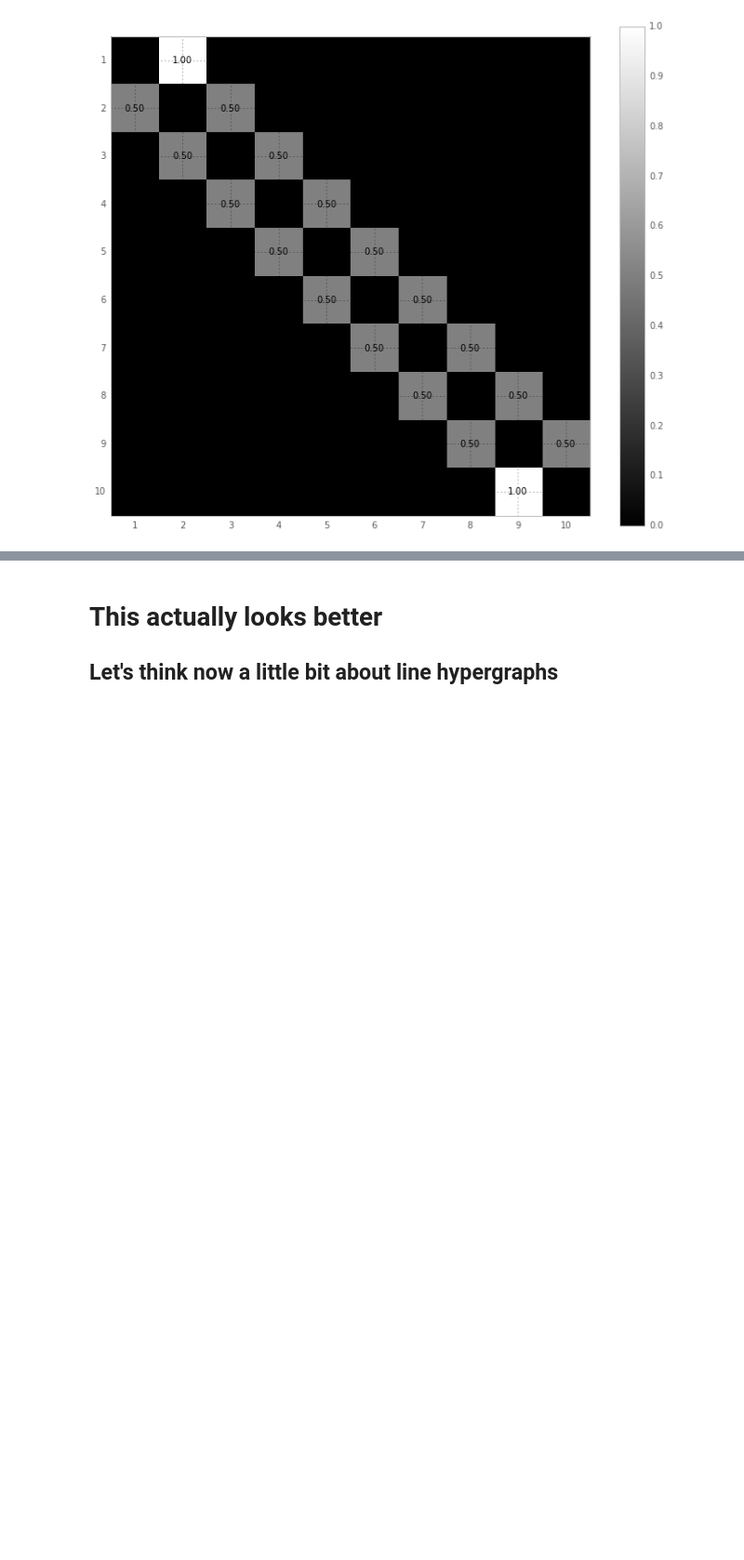
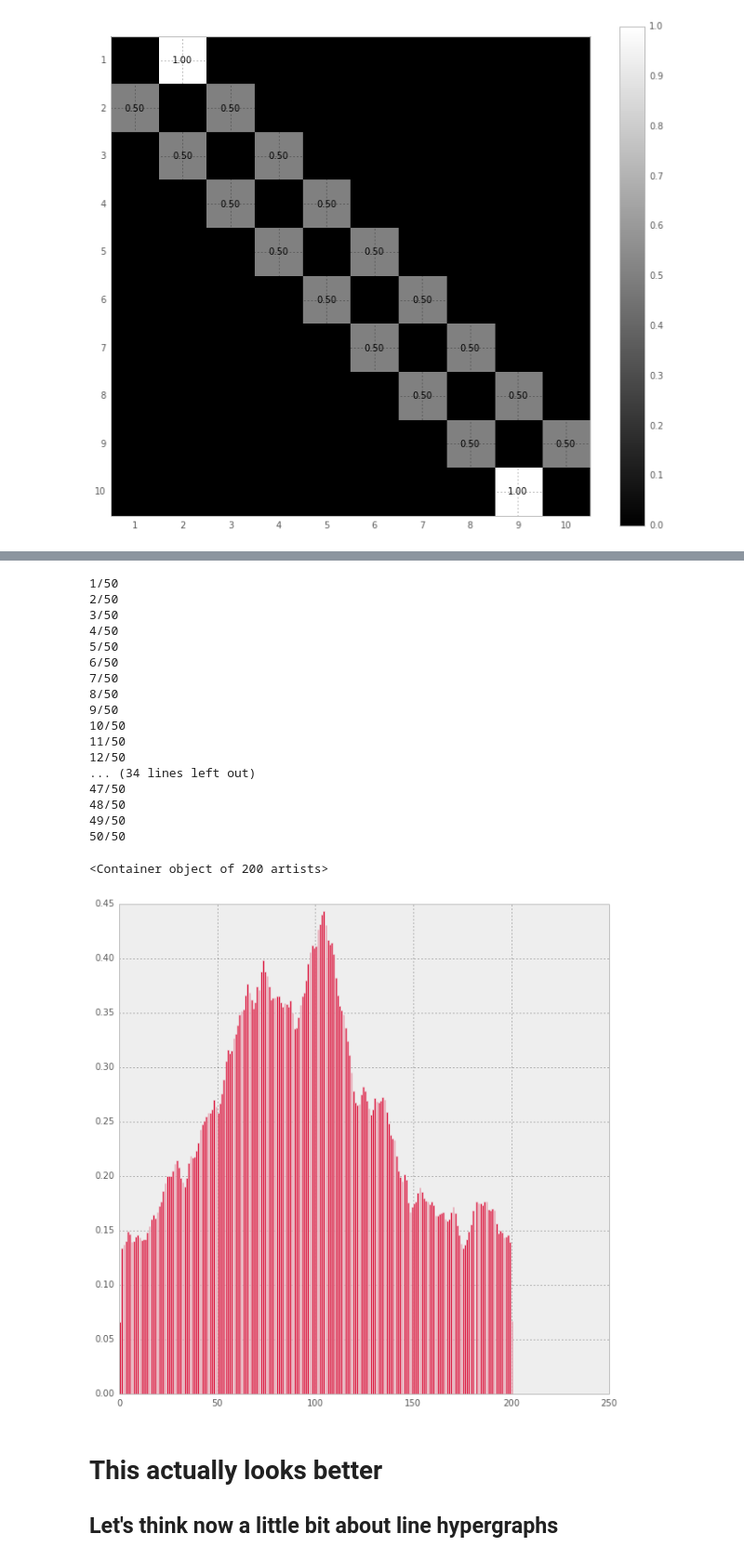
Before and after one commit to ilonajulczuk/hypergraph, a Jupyter notebook: notebooks/Random Walks.ipynb, the cells around one changed output, grey strips where cells are left out. Shown: that part at 93% size. Drawn from its saved outputs; the diff is of its cells as text; code cells hidden in the pictures; blank space fills up the shorter version.

```diff
--- a/notebooks/Random Walks.ipynb
+++ b/notebooks/Random Walks.ipynb
@@ -142,25 +142,30 @@ plot_transition_matrix(markov_matrix)
 # %% [output]
 [figure]
 # %%
-matrix_size = 100
+matrix_size = 200
 markov_matrix = prepare_random_walk_transition_matrix(matrix_size)
 # %%
 from hypergraph.diffusion_engine import DiffusionEngine
 # %%
 def simulate_walk(markov_matrix, t_max=10000):
+
     engine = DiffusionEngine(markov_matrix, t_per_walker=t_max)
-    frequencies, states = engine.simulate_plain(t_max)
+    starting_point = int(len(markov_matrix) / 2)
+
+    frequencies, states = engine.simulate_plain(t_max, starting_point)
 
     frequencies = [(node, frequency) for node, frequency in frequencies]
+    connected_elements = [freq[0] + 1 for freq in frequencies]
+
+
+    missing_nodes = set(range(1, len(markov_matrix) + 1)) - set(connected_elements)
+    for missing_node in missing_nodes:
+        frequencies.append((missing_node, 0))
+
     frequencies.sort(key=lambda x: x[0])
     xs, ys = zip(*frequencies)
 
     ys = np.array(ys, dtype='float')
     ys /= sum(ys)
-    width = 1
 
-    plt.figure(figsize=(10, 8))
-    plt.bar(xs, ys, width=width, color='crimson', label='Simulated')
+    return xs, ys
-# %%
-for x in range(5):
-    simulate_walk(markov_matrix)
@@ -173,3 +172,37 @@ for x in range(5):
+# %%
+xs = None
+all_ys = None
+N = 50
+for x in range(N):
+    xs, ys = simulate_walk(markov_matrix)
+    if all_ys is None:
+        all_ys = ys
+    else:
+        all_ys += ys
+    print('%s/%s' % (x + 1, N))
+
+plt.figure(figsize=(10, 10))
+plt.bar(xs, all_ys, color='crimson', label='Simulated')
+# %% [output]
+1/50
+2/50
+3/50
+4/50
+5/50
+6/50
+7/50
+8/50
+9/50
+10/50
+11/50
+12/50
+... (34 lines left out)
+47/50
+48/50
+49/50
+50/50
+<Container object of 200 artists>
+[figure, added]
 # %% [markdown]
 # This actually looks better
 
```
Also changed, not shown: parts of 9 cells of this notebook, 1 other file.
